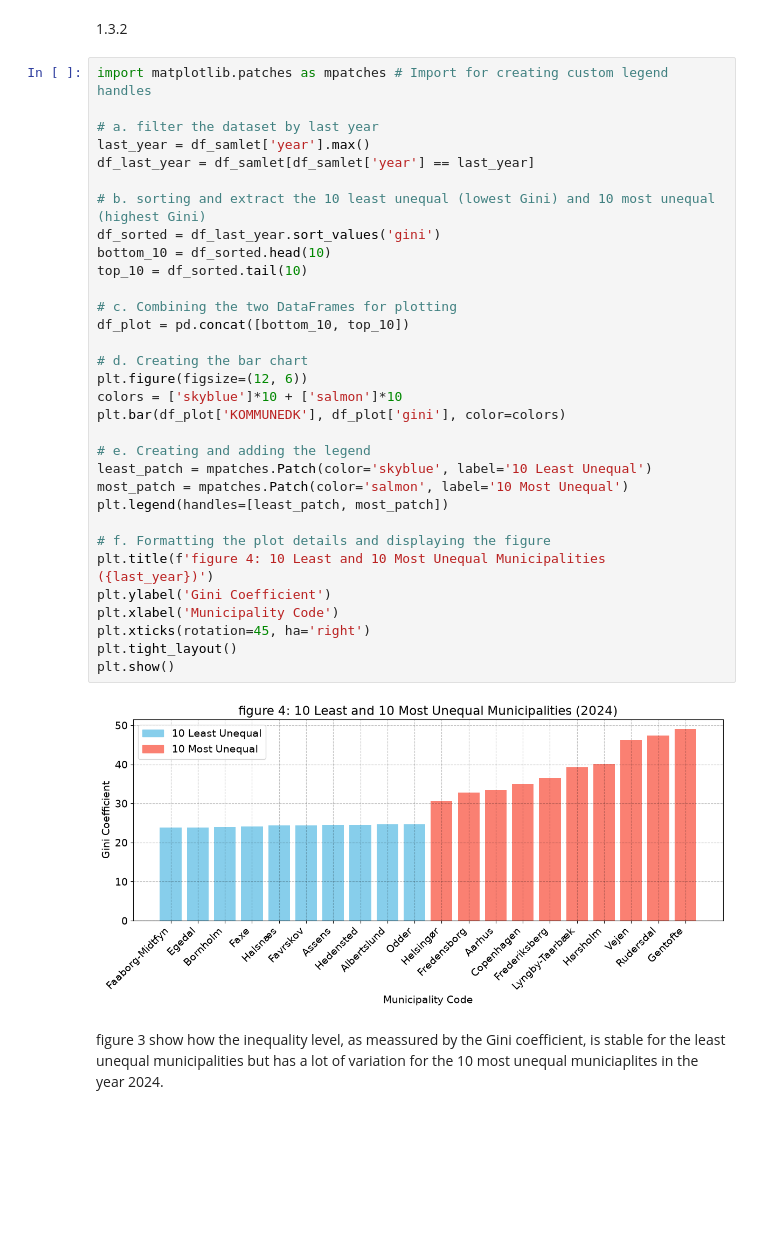
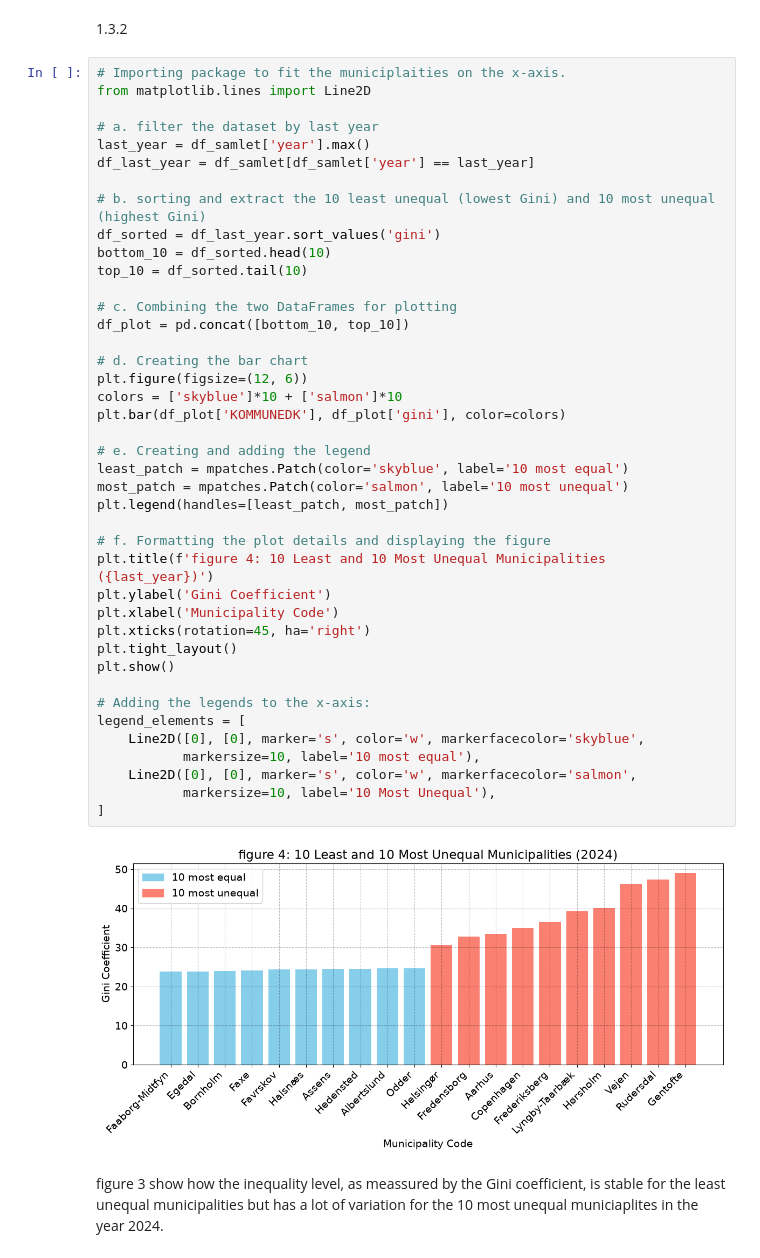
Before and after one commit to NumEconCopenhagen/projects-2024-group67, a Jupyter notebook: DataProject.ipynb, the cells around one changed output. Saved outputs shown, nothing was run; the diff lists cells and outputs as text; blank space fills up the shorter version.

```diff
--- a/DataProject.ipynb
+++ b/DataProject.ipynb
@@ -441,39 +441,48 @@ We see that the correlation between the thwo meassures is a bit lower than the 0
 # %% [markdown]
 1.3.2
 # %%
-import matplotlib.patches as mpatches # Import for creating custom legend handles
+# Importing package to fit the municiplaities on the x-axis.
+from matplotlib.lines import Line2D
 
 # a. filter the dataset by last year
 last_year = df_samlet['year'].max()
 df_last_year = df_samlet[df_samlet['year'] == last_year]
 
 # b. sorting and extract the 10 least unequal (lowest Gini) and 10 most unequal (highest Gini)
 df_sorted = df_last_year.sort_values('gini')
 bottom_10 = df_sorted.head(10)
 top_10 = df_sorted.tail(10)
 
 # c. Combining the two DataFrames for plotting
 df_plot = pd.concat([bottom_10, top_10])
 
 # d. Creating the bar chart
 plt.figure(figsize=(12, 6))
 colors = ['skyblue']*10 + ['salmon']*10
 plt.bar(df_plot['KOMMUNEDK'], df_plot['gini'], color=colors)
 
 # e. Creating and adding the legend
-least_patch = mpatches.Patch(color='skyblue', label='10 Least Unequal')
-most_patch = mpatches.Patch(color='salmon', label='10 Most Unequal')
+least_patch = mpatches.Patch(color='skyblue', label='10 most equal')
+most_patch = mpatches.Patch(color='salmon', label='10 most unequal')
 plt.legend(handles=[least_patch, most_patch])
 
 # f. Formatting the plot details and displaying the figure
 plt.title(f'figure 4: 10 Least and 10 Most Unequal Municipalities ({last_year})')
 plt.ylabel('Gini Coefficient')
 plt.xlabel('Municipality Code')
 plt.xticks(rotation=45, ha='right')
 plt.tight_layout()
 plt.show()
+
+# Adding the legends to the x-axis:
+legend_elements = [
+    Line2D([0], [0], marker='s', color='w', markerfacecolor='skyblue',
+           markersize=10, label='10 most equal'),
+    Line2D([0], [0], marker='s', color='w', markerfacecolor='salmon',
+           markersize=10, label='10 Most Unequal'),
+]
 # %% [output]
-[figure, old version]
+[figure, new version]
 # %% [markdown]
 figure 3 show how the inequality level, as meassured by the Gini coefficient, is stable for the least unequal municipalities but has a lot of variation for the 10 most unequal municiaplites in the year 2024.
 # %%
```
Also changed, not shown: parts of 2 cells of this notebook.
